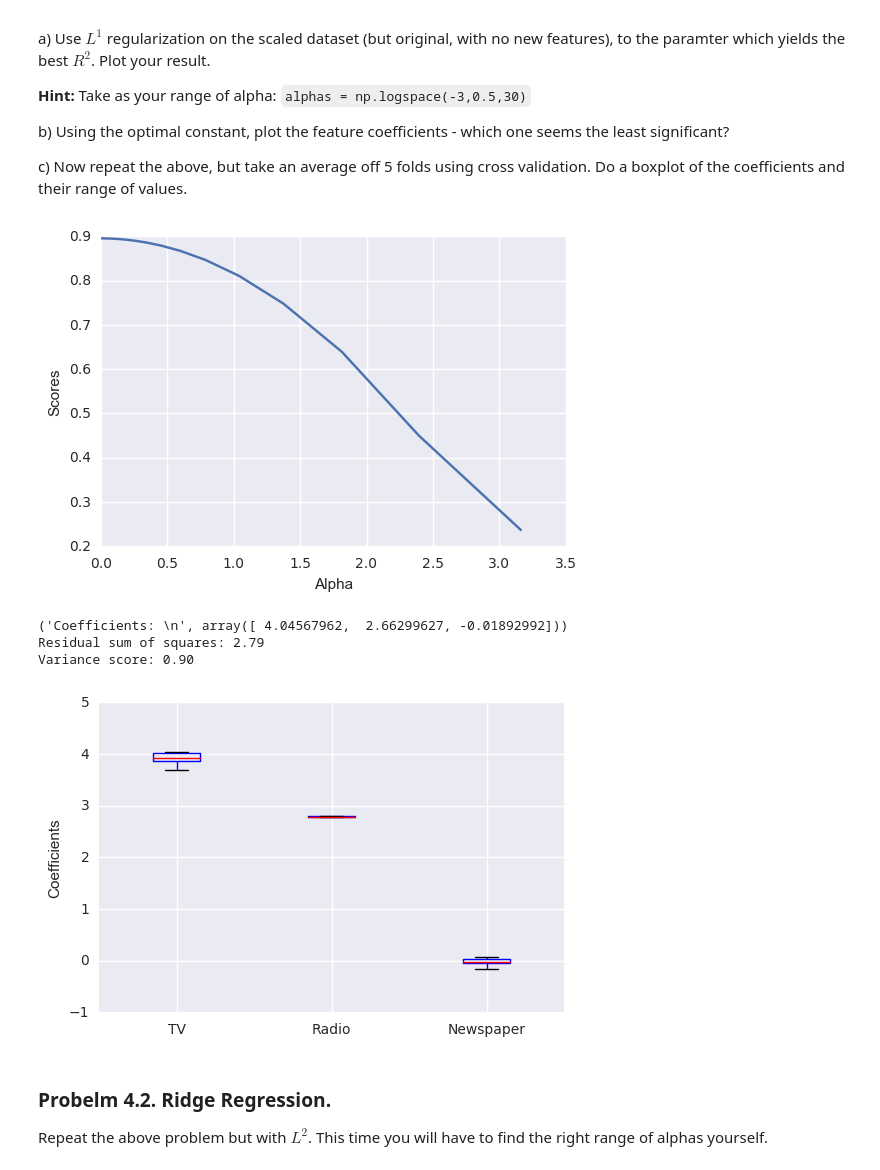
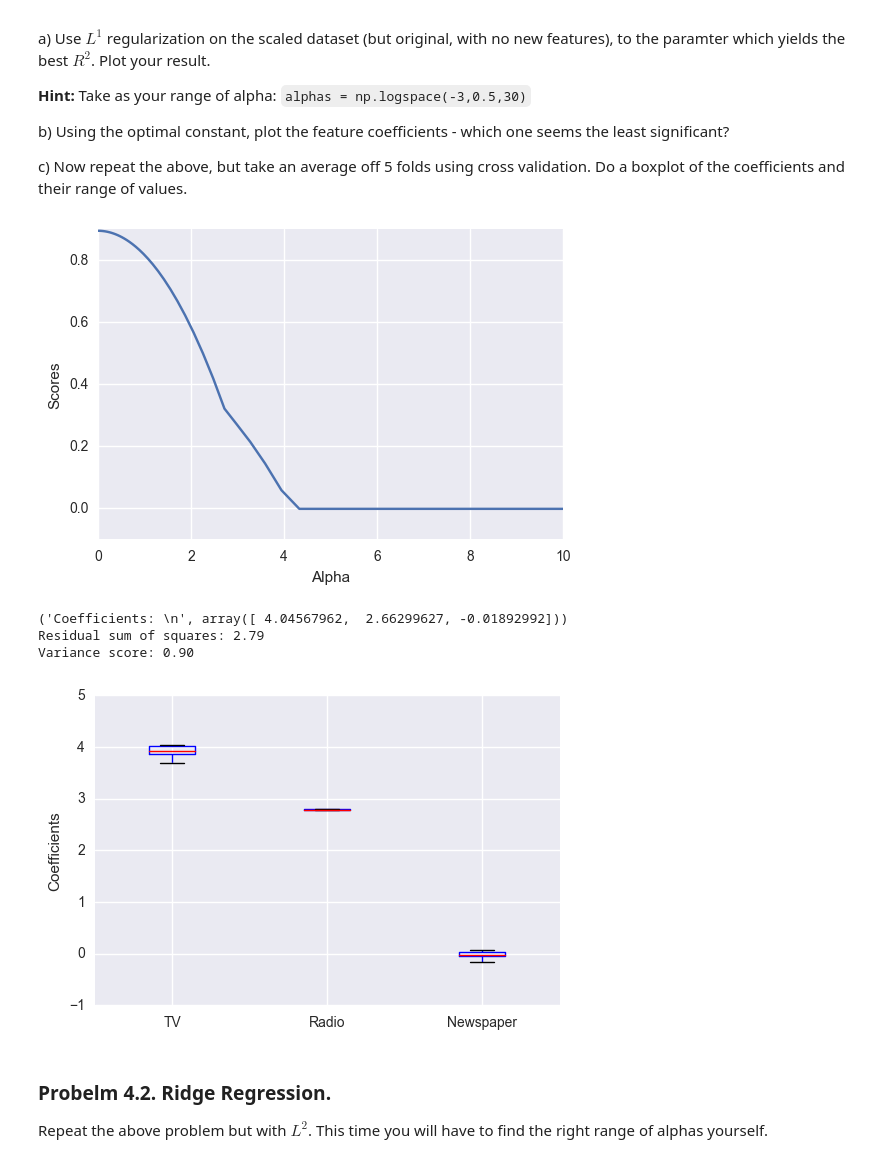
Before and after one commit to Columbia-Intro-Data-Science/python-introduction-liweiyi1992, a Jupyter notebook: Homework 1 - Github and Pandas- Part 2 - Coefficient Estimates and Complexity.ipynb, the cells around one changed output. Saved outputs shown, nothing was run; the diff lists cells and outputs as text; code cells hidden in the pictures.

```diff
--- a/Homework 1 - Github and Pandas- Part 2 - Coefficient Estimates and Complexity.ipynb
+++ b/Homework 1 - Github and Pandas- Part 2 - Coefficient Estimates and Complexity.ipynb
@@ -325,7 +325,7 @@ X_test = X_scaled[int(size*0.8):]
 y_train = y[0:int(size*0.8)]
 y_test = y[int(size*0.8):]
 
-alphas = np.logspace(-3,0.5,30)
+alphas = np.logspace(-3,1,100)
 
 scores = []
 
@@ -374,38 +374,38 @@ coefficents = np.vstack((coefficents,regr.coef_))
 
 X_train_3 = np.vstack((X_scaled[0:int(size*0.4)],X_scaled[int(size*0.6):]))
 X_test_3 = X_scaled[int(size*0.4):int(size*0.6)]
 y_train_3 = np.append(y[0:int(size*0.4)],y[int(size*0.6):],axis = 0)
 y_test_3 = y[int(size*0.4):int(size*0.6)]
 regr = Lasso(alpha=alphas[best_alpha])
 regr.fit(X_train_3, y_train_3)
 coefficents = np.vstack((coefficents,regr.coef_))
 
 X_train_4 = np.vstack((X_scaled[0:int(size*0.2)],X_scaled[int(size*0.4):]))
 X_test_4 = X_scaled[int(size*0.2):int(size*0.4)]
 y_train_4 = np.append(y[0:int(size*0.2)],y[int(size*0.4):],axis = 0)
 y_test_4 = y[int(size*0.2):int(size*0.4)]
 regr = Lasso(alpha=alphas[best_alpha])
 regr.fit(X_train_4, y_train_4)
 coefficents = np.vstack((coefficents,regr.coef_))
 
 X_train_5 = X_scaled[int(size*0.2):]
 X_test_5 = X_scaled[0:int(size*0.2)]
 y_train_5 = y[int(size*0.2):]
 y_test_5 = y[0:int(size*0.2)]
 regr = Lasso(alpha=alphas[best_alpha])
 regr.fit(X_train_5, y_train_5)
 coefficents = np.vstack((coefficents,regr.coef_))
 
 plt.boxplot(coefficents)
 plt.ylabel('Coefficients')
 plt.xticks([1, 2, 3], ['TV', 'Radio', 'Newspaper'])
 plt.show()
 # %% [output]
-[figure, old version]
+[figure, new version]
 ('Coefficients: \n', array([ 4.04567962,  2.66299627, -0.01892992]))
 Residual sum of squares: 2.79
 Variance score: 0.90
-[figure, old version]
+[figure, new version]
 # %% [markdown]
 ### Probelm 4.2. Ridge Regression.
 
```
Also changed, not shown: parts of 2 cells of this notebook, 1 other file.
